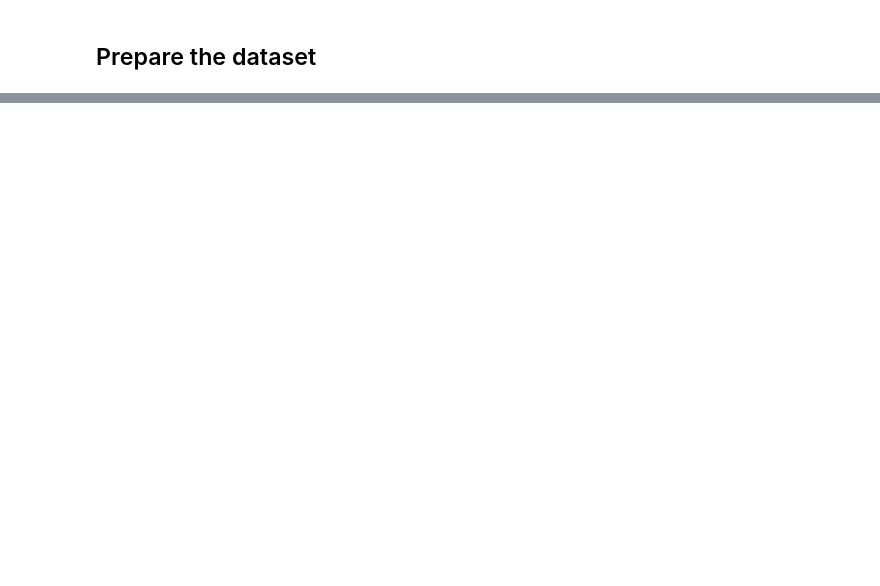
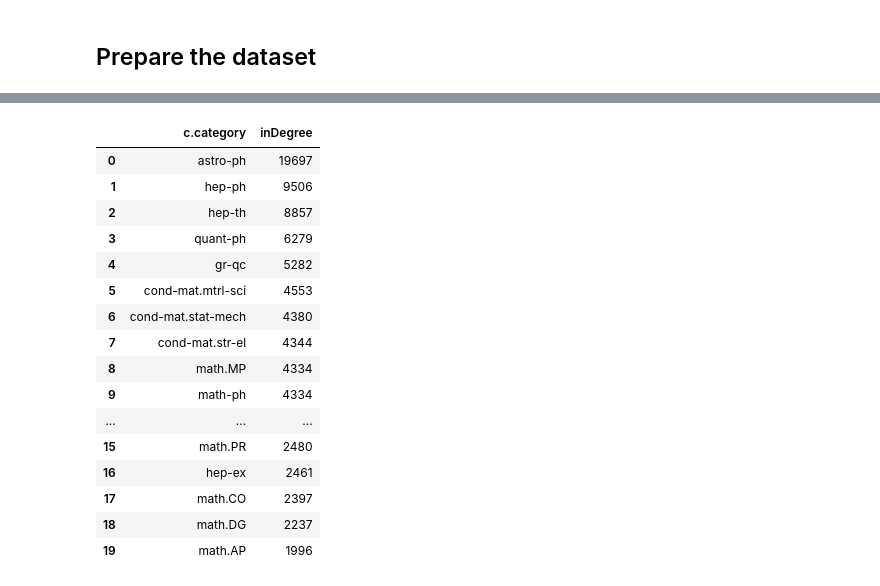
Before and after one commit to alpha2phi/jupyter-notebooks, a Jupyter notebook: nbs/10_network_and_graph.ipynb, the cells around one changed output, grey strips where cells are left out. Saved outputs shown, nothing was run; the diff lists cells and outputs as text; code cells hidden in the pictures; blank space fills up the shorter version.

```diff
--- a/nbs/10_network_and_graph.ipynb
+++ b/nbs/10_network_and_graph.ipynb
@@ -207,0 +95,30 @@ sorted(g.degree, key=lambda x: x[1], reverse=True)
+# %%
+class Neo4jConnection:
+
+    def __init__(self, uri, user, pwd):
+        self.__uri = uri
+        self.__user = user
+        self.__pwd = pwd
+        self.__driver = None
+        try:
+            self.__driver = GraphDatabase.driver(self.__uri, auth=(self.__user, self.__pwd))
+        except Exception as e:
+            print("Failed to create the driver:", e)
+
+    def close(self):
+        if self.__driver is not None:
+            self.__driver.close()
+
+    def query(self, query, parameters=None, db=None):
+        assert self.__driver is not None, "Driver not initialized!"
+        session = None
+        response = None
+        try:
+            session = self.__driver.session(database=db) if db is not None else self.__driver.session()
+            response = list(session.run(query, parameters))
+        except Exception as e:
+            print("Query failed:", e)
+        finally:
+            if session is not None:
+                session.close()
+        return response
@@ -207,0 +310,27 @@ sorted(g.degree, key=lambda x: x[1], reverse=True)
+# %%
+query_string = '''
+MATCH (c:Category)
+RETURN c.category, SIZE(()-[:IN_CATEGORY]->(c)) AS inDegree
+ORDER BY inDegree DESC LIMIT 20
+'''
+
+top_cat_df = pd.DataFrame([dict(_) for _ in conn.query(query_string)])
+top_cat_df.head(20)
+# %% [output]
+|  | c.category | inDegree |
+| 0 | astro-ph | 19697 |
+| 1 | hep-ph | 9506 |
+| 2 | hep-th | 8857 |
+| 3 | quant-ph | 6279 |
+| 4 | gr-qc | 5282 |
+| 5 | cond-mat.mtrl-sci | 4553 |
+| 6 | cond-mat.stat-mech | 4380 |
+| 7 | cond-mat.str-el | 4344 |
+| 8 | math.MP | 4334 |
+| 9 | math-ph | 4334 |
+| ... | ... | ... |
+| 15 | math.PR | 2480 |
+| 16 | hep-ex | 2461 |
+| 17 | math.CO | 2397 |
+| 18 | math.DG | 2237 |
+| 19 | math.AP | 1996 |
```
Also changed, not shown: parts of 45 cells of this notebook.
